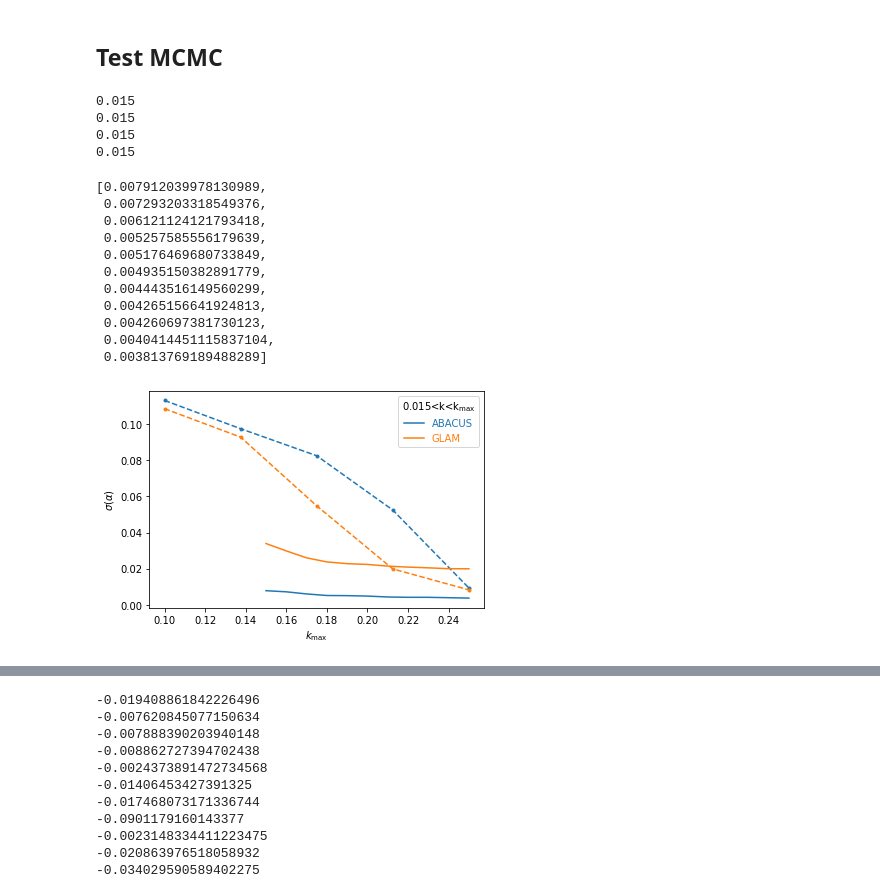
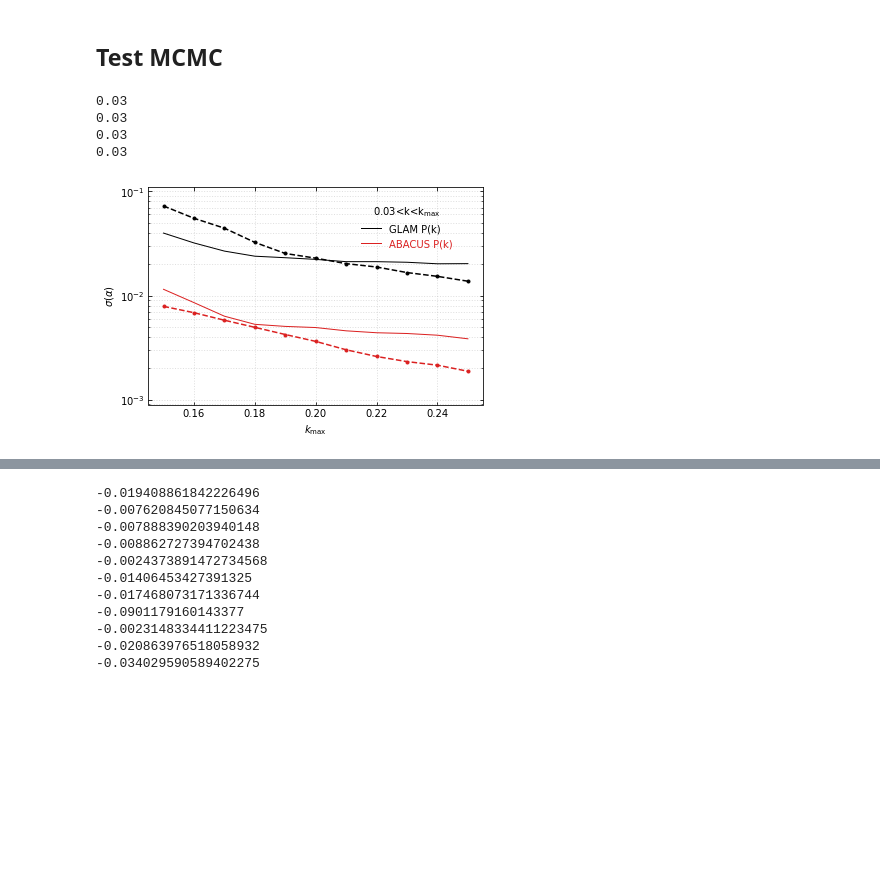
Before and after one commit to mehdirezaie/bispectrum, a Jupyter notebook: bao.ipynb, the cells around one changed output, grey strips where cells are left out. Saved outputs shown, nothing was run; the diff lists cells and outputs as text; code cells hidden in the pictures; blank space fills up the shorter version.

```diff
--- a/bao.ipynb
+++ b/bao.ipynb
@@ -67,52 +68,34 @@ from glob import glob
-# %%
-def read_sigmas(chains):
-
-    kmax = []
-    sigma = []
-    for ch in np.sort(chains):
-        ch_ = np.load(ch)
-        kmax.append(ch_['klim'][1])
-        sigma.append(ch_['chain'][5000:, :, 0].std())
-
-    print(ch_['klim'][0])
-    return kmax, sigma
-# %%
-kmax1, sigma1 = read_sigmas(glob('mcmc_jan31/pk_abacus_abacus_*.npz'))
-kmax2, sigma2 = read_sigmas(glob('mcmc_jan31/pk_glam_glam_*.npz'))
-kmax3, sigma3 = read_sigmas(glob('mcmc_jan30/bk_abacus_abacus_*.npz'))
-kmax4, sigma4 = read_sigmas(glob('mcmc_jan30/bk_glam_glam_*.npz'))
-# %% [output]
-0.015
-0.015
-0.015
-0.015
-# %%
-sigma1
-# %% [output]
-[0.007912039978130989,
- 0.007293203318549376,
- 0.006121124121793418,
- 0.005257585556179639,
- 0.005176469680733849,
- 0.004935150382891779,
- 0.004443516149560299,
- 0.004265156641924813,
- 0.004260697381730123,
- 0.0040414451115837104,
- 0.003813769189488289]
 # %%
-plt.plot(kmax1, sigma1, label='ABACUS')
-plt.plot(kmax3, sigma3, color='C0', ls='--', marker='.')
+def plot_sigmakmax():
 
-plt.plot(kmax2, sigma2, label='GLAM')
-plt.plot(kmax4, sigma4, color='C1', ls='--', marker='.')
+    kmax1, sigma1 = read_sigmas(glob('mcmc_jan31/pk_abacus_abacus_*.npz'))
+    kmax2, sigma2 = read_sigmas(glob('mcmc_jan31/pk_glam_glam_*.npz'))
+    kmax3, sigma3 = read_sigmas(glob('mcmc_jan31/bk_abacus_abacus_*.npz'))
+    kmax4, sigma4 = read_sigmas(glob('mcmc_jan31/bk_glam_glam_*.npz'))
 
-plt.xlabel(r'$k_{\rm max}$')
-plt.ylabel(r'$\sigma (\alpha)$')
-lgn = plt.legend(title=r'0.015<k<k$_{\rm max}$')
-for i, txt in enumerate(lgn.get_texts()):
-    txt.set_color('C%d'%i)
-# plt.yscale('log')
-# plt.xlim(0.09, 0.25)
+    fg, ax = plt.subplots()
+
+    ax.plot(kmax2, sigma2, label='GLAM P(k)', color='#000000', lw=1)
+    ax.plot(kmax4, sigma4, ls='--', marker='.', color='#000000')
+    # plt.plot(kmax2, np.array(sigma2)/np.sqrt(8**1.5), '-', label='GLAM P(k) [scaled]', color='C1', lw=4, alpha=0.4)
+
+    ax.plot(kmax1, sigma1, label='ABACUS P(k)',color='#db2121', lw=1)
+    ax.plot(kmax3, sigma3, ls='--', marker='.', color='#db2121')
+
+    cs = ['#000000', '#db2121']
+    lgn = fg.legend(title=r'0.03<k<k$_{\rm max}$', bbox_to_anchor=(0.85, 0.85), frameon=False)
+    for i, txt in enumerate(lgn.get_texts()):
+        txt.set_color(cs[i])
+
+    ax.set(xlabel=r'$k_{\rm max}$', ylabel=r'$\sigma (\alpha)$', yscale='log', ylim=(9.0e-4, 1.1e-1))
+    ax.tick_params(direction='in', right=True, top=True, which='both', axis='both')
+    ax.grid(True, ls=':', lw=1, which='both', alpha=0.4)
+    fg.savefig('../bisp4desi/figures/sigma_kmax.pdf', bbox_inches='tight')
+
+plot_sigmakmax()
 # %% [output]
+0.03
+0.03
+0.03
+0.03
-[figure, old version]
+[figure, new version]
```
Also changed, not shown: parts of 15 cells of this notebook, 4 other files.
